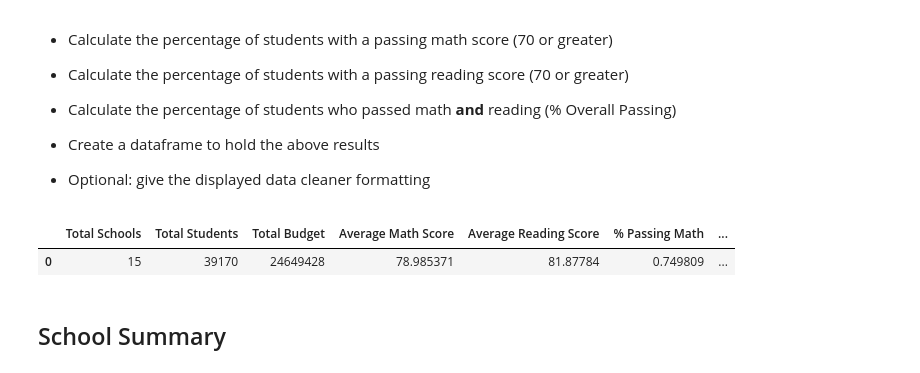
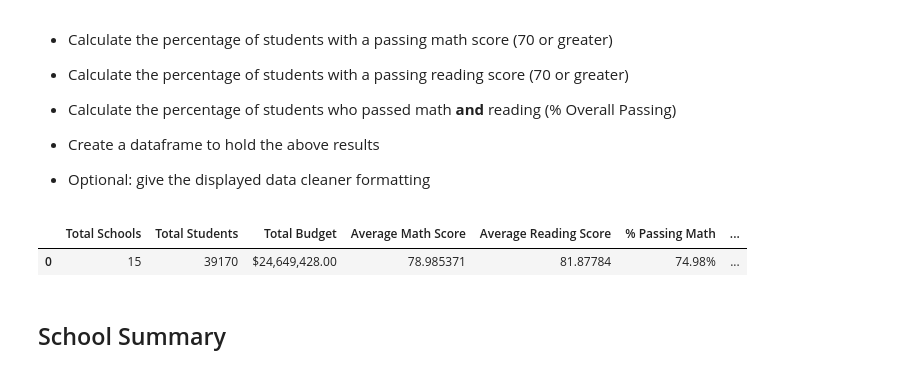
Before and after one commit to marcuspttr/pandas-challenge, a Jupyter notebook: PyCitySchools/PyCitySchools.ipynb, the cells around one changed output. Drawn from its saved outputs; the diff is of its cells as text; code cells hidden in the pictures.

Commit message:
Final commit. Cleaned up School problem set.

```diff
--- a/PyCitySchools/PyCitySchools.ipynb
+++ b/PyCitySchools/PyCitySchools.ipynb
@@ -47,38 +47,40 @@ totalschools = school_df['school_name'].count()
 
 totalstudents = school_df['size'].sum()
 
-totalbudget = school_df['budget'].sum()
+totalbudget = "${:,.2f}".format(school_df['budget'].sum())
 
 avemath = combined_df['math_score'].mean()
 
 avereading = combined_df['reading_score'].mean()
 
 #Filtering the dataframe to show passing math students.
 math70 = combined_df[combined_df['math_score'] >= 70]
 
-math70percent = (math70['math_score'].count())/totalstudents
+math70percent = '{:.2f}%'.format(((math70['math_score'].count())/totalstudents)*100)
 
 reading70 = combined_df[combined_df['reading_score'] >= 70]
 
-reading70percent = (reading70['reading_score'].count())/totalstudents
+reading70percent = '{:.2f}%'.format(((reading70['reading_score'].count())/totalstudents)*100)
 
 #If they already passed math, then I just have to check if that group also passed reading.
 both70 = math70[math70['reading_score']>=70]
 
-both70percent = (both70['math_score'].count())/totalstudents
+
+both70percent = '{:.2f}%'.format(((both70['math_score'].count())/totalstudents)*100)
 
 #Creating the dictionary for the table.
 summarydict = {'Total Schools':[totalschools],'Total Students':[totalstudents],
                'Total Budget':[totalbudget],'Average Math Score':[avemath],
               'Average Reading Score':[avereading], '% Passing Math':[math70percent],
               '% Passing Reading':[reading70percent],'% Overall Passing':[both70percent]}
 
+#Creating the desired dataframe.
 summary_df = pd.DataFrame.from_dict(summarydict)
 
 summary_df
 # %% [output]
 |  | Total Schools | Total Students | Total Budget | Average Math Score | Average Reading Score | % Passing Math | ... |
-| 0 | 15 | 39170 | 24649428 | 78.985371 | 81.87784 | 0.749809 | ... |
+| 0 | 15 | 39170 | $24,649,428.00 | 78.985371 | 81.87784 | 74.98% | ... |
 # %% [markdown]
 ## School Summary
 # %% [markdown]
```
Also changed, not shown: parts of 8 cells of this notebook, 1 other file.
